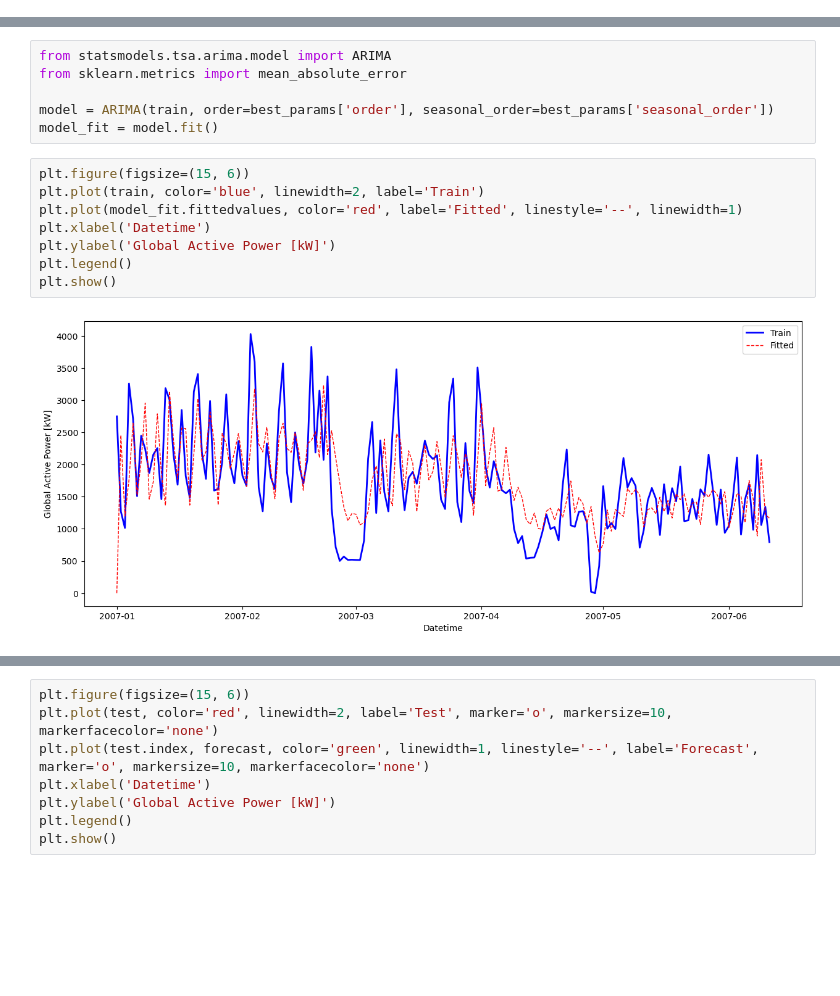
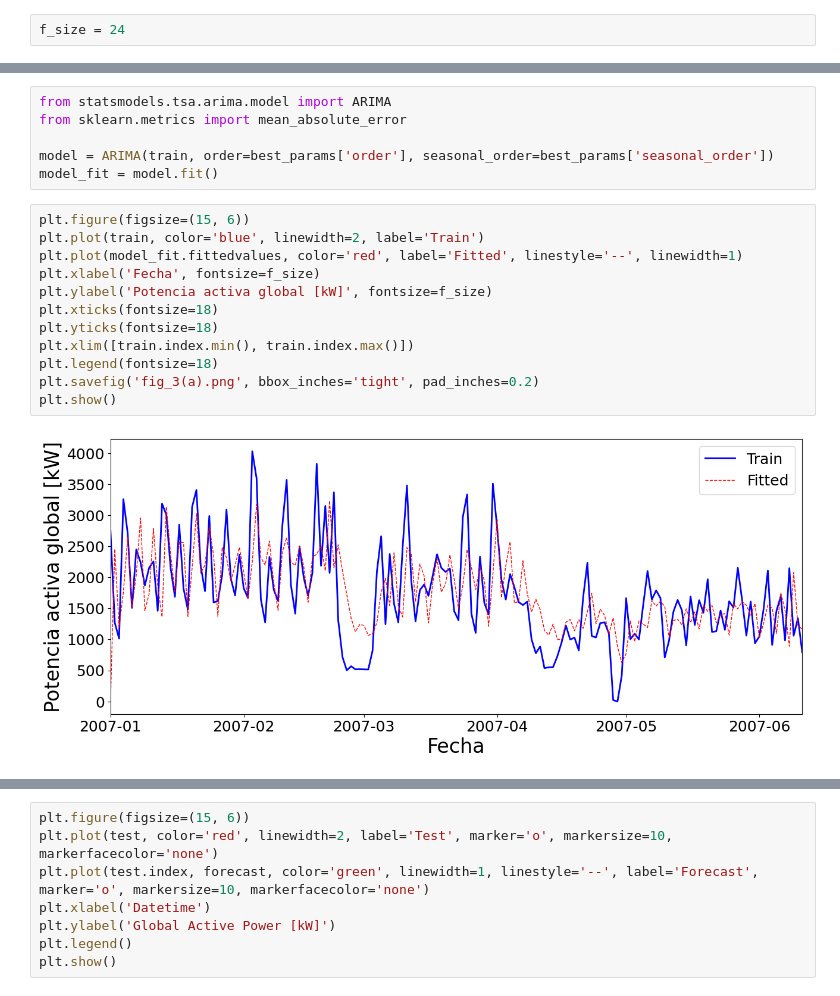
Before and after one commit to kevindmzapata/multivariate-statistics-course, a Jupyter notebook: PROYECTO_FINAL/main.ipynb, the cells around one changed output, grey strips where cells are left out. Saved outputs shown, nothing was run; the diff lists cells and outputs as text; blank space fills up the shorter version.

```diff
--- a/PROYECTO_FINAL/main.ipynb
+++ b/PROYECTO_FINAL/main.ipynb
@@ -77,0 +66,2 @@ plt.show()
+# %%
+f_size = 24
@@ -235,10 +276,14 @@ model_fit = model.fit()
 # %%
 plt.figure(figsize=(15, 6))
 plt.plot(train, color='blue', linewidth=2, label='Train')
 plt.plot(model_fit.fittedvalues, color='red', label='Fitted', linestyle='--', linewidth=1)
-plt.xlabel('Datetime')
-plt.ylabel('Global Active Power [kW]')
-plt.legend()
+plt.xlabel('Fecha', fontsize=f_size)
+plt.ylabel('Potencia activa global [kW]', fontsize=f_size)
+plt.xticks(fontsize=18)
+plt.yticks(fontsize=18)
+plt.xlim([train.index.min(), train.index.max()])
+plt.legend(fontsize=18)
+plt.savefig('fig_3(a).png', bbox_inches='tight', pad_inches=0.2)
 plt.show()
 # %% [output]
-[figure, old version]
+[figure, new version]
```
Also changed, not shown: parts of 25 cells of this notebook.
